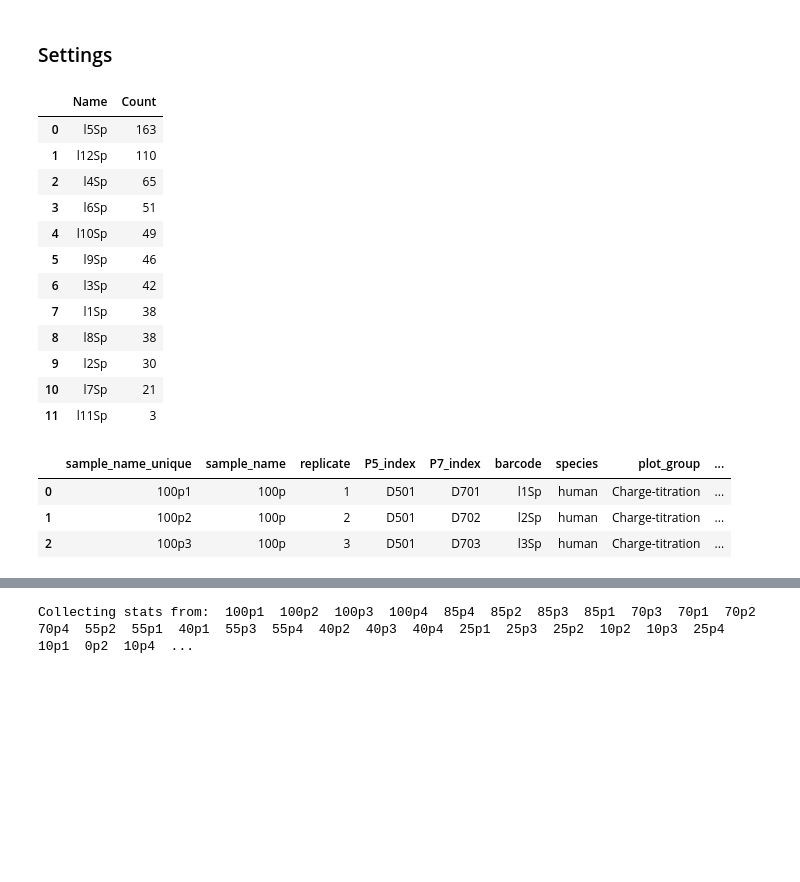
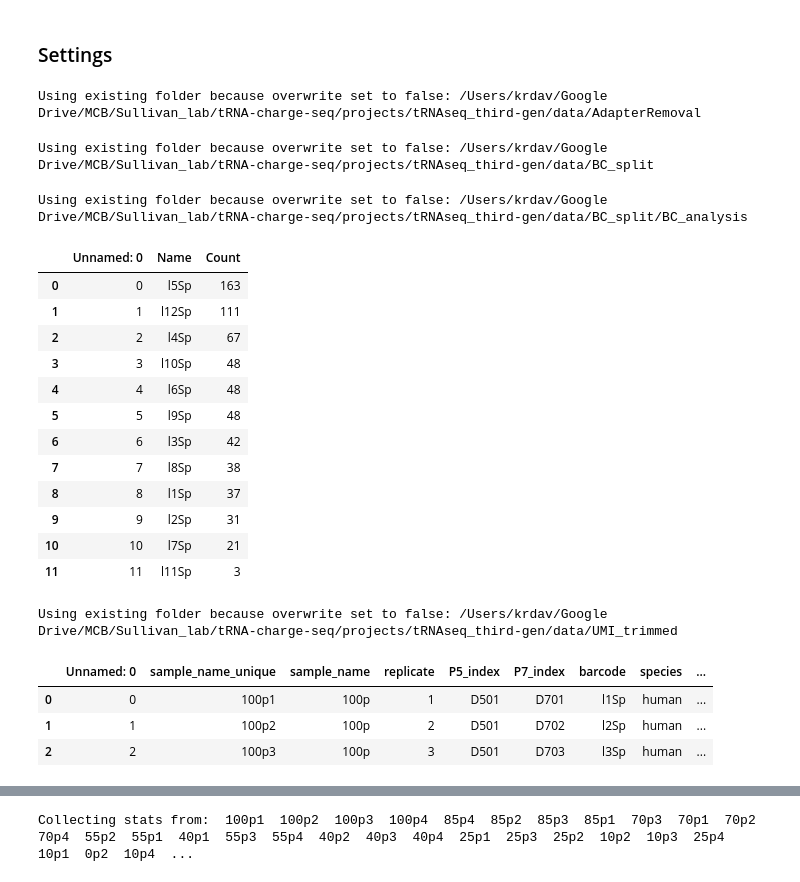
Before and after one commit to krdav/tRNA-charge-seq, a Jupyter notebook: projects/tRNAseq_third-gen/process_data.ipynb, the cells around one changed output, grey strips where cells are left out. Cells and saved outputs as stored; diff of their text form; code cells hidden in the pictures; blank space fills up the shorter version.

```diff
--- a/projects/tRNAseq_third-gen/process_data.ipynb
+++ b/projects/tRNAseq_third-gen/process_data.ipynb
@@ -112,7 +111,7 @@ sample_dict = sample_df_to_dict(sample_df)
 inp_file_df = sample_df[['fastq_mate1_filename', 'fastq_mate2_filename', 'P5_index', 'P7_index', 'P5_index_seq', 'P7_index_seq']].copy().drop_duplicates().reset_index(drop=True)
 
 # Downsample:
-if True:
+if False:
     sample_df, inp_file_df, seq_dir = downsample_raw_input(sample_df, inp_file_df, NBdir, data_dir, seq_dir_noDS, downsample_absolute=1e4)
 
 # Make a dictionary with paths used for data processing:
@@ -129,15 +128,19 @@ dir_dict = dict(NBdir = NBdir,
 # %%
 # Run AdapterRemoval:
 AR_obj = AR_merge(dir_dict, inp_file_df, MIN_READ_LEN)
-AdapterRemoval_dir_abs = AR_obj.make_dir(overwrite=True)
+AdapterRemoval_dir_abs = AR_obj.make_dir(overwrite=False)
 # inp_file_df = AR_obj.run_serial()
-inp_file_df = AR_obj.run_parallel(n_jobs=4)
+inp_file_df = AR_obj.run_parallel(n_jobs=4, overwrite=False)
+# %% [output]
+Using existing folder because overwrite set to false: /Users/krdav/Google Drive/MCB/Sullivan_lab/tRNA-charge-seq/projects/tRNAseq_third-gen/data/AdapterRemoval
 # %%
 # Split files based on barcodes:
 BCsplit_obj = BC_split(dir_dict, sample_df, inp_file_df)
-BC_dir_abs = BCsplit_obj.make_dir(overwrite=True)
+BC_dir_abs = BCsplit_obj.make_dir(overwrite=False)
 # sample_df, inp_file_df = BCsplit_obj.run_serial()
-sample_df, inp_file_df = BCsplit_obj.run_parallel(n_jobs=4)
+sample_df, inp_file_df = BCsplit_obj.run_parallel(n_jobs=4, overwrite=False)
+# %% [output]
+Using existing folder because overwrite set to false: /Users/krdav/Google Drive/MCB/Sullivan_lab/tRNA-charge-seq/projects/tRNAseq_third-gen/data/BC_split
 # %%
 ### Perform Kmer analysis on unmapped reads ###
 if False: # barcode analysis is typically suficient
@@ -151,47 +154,49 @@ if False: # barcode analysis is typically suficient
 # %%
 ### Perform barcode analysis on unmapped reads ###
 # Recall that adapters look like this:
 # GGCTGCCATGC    GACTA
 # GGCTGCCATGCA   AGTGC
 # GGCTGCCATGCTG  TCACG
 # GGCTGCCATGCAAC CTGAT
 # With the barcode as the rightmost 5 nt.
 # Search these 5 nt. barcodes by specifying BC_size_3p=5
-bc_analysis_obj = BC_analysis(dir_dict, inp_file_df, index_df, BC_size_3p=5)
+bc_analysis_obj = BC_analysis(dir_dict, inp_file_df, index_df, BC_size_3p=5, overwrite=False)
 # Search for barcodes in the unmapped reads.
 # For the summary output, filter by a max distance
 # to any barcode of 1 (group_dist=1), then group by barcode name:
-bc_analysis_df = bc_analysis_obj.search_unmapped(group_dist=1)
+bc_analysis_df = bc_analysis_obj.search_unmapped(group_dist=1, overwrite=False)
 bc_analysis_df
 # %% [output]
+Using existing folder because overwrite set to false: /Users/krdav/Google Drive/MCB/Sullivan_lab/tRNA-charge-seq/projects/tRNAseq_third-gen/data/BC_split/BC_analysis
-|  | Name | Count |
-| 0 | l5Sp | 163 |
-| 1 | l12Sp | 110 |
-| 2 | l4Sp | 65 |
-| 3 | l6Sp | 51 |
-| 4 | l10Sp | 49 |
-| 5 | l9Sp | 46 |
-| 6 | l3Sp | 42 |
-| 7 | l1Sp | 38 |
-| 8 | l8Sp | 38 |
-| 9 | l2Sp | 30 |
-| 10 | l7Sp | 21 |
-| 11 | l11Sp | 3 |
+|  | Unnamed: 0 | Name | Count |
+| 0 | 0 | l5Sp | 163 |
+| 1 | 1 | l12Sp | 111 |
+| 2 | 2 | l4Sp | 67 |
+| 3 | 3 | l10Sp | 48 |
+| 4 | 4 | l6Sp | 48 |
+| 5 | 5 | l9Sp | 48 |
+| 6 | 6 | l3Sp | 42 |
+| 7 | 7 | l8Sp | 38 |
+| 8 | 8 | l1Sp | 37 |
+| 9 | 9 | l2Sp | 31 |
+| 10 | 10 | l7Sp | 21 |
+| 11 | 11 | l11Sp | 3 |
 # %%
 ### Generate UMI stats and write final trimmed tRNA sequences ###
 # Note, the cDNA input amount is so large that it is very unlikely to sequence
 # the same PCR amplified DNA twice. Therefore, this processing step does not
 # attempt to merge possible UMI duplicates.
 UMItrim_obj = UMI_trim(dir_dict, sample_df)
-UMI_dir_abs = UMItrim_obj.make_dir(overwrite=True)
+UMI_dir_abs = UMItrim_obj.make_dir(overwrite=False)
 # sample_df = UMItrim_obj.run_serial()
-sample_df = UMItrim_obj.run_parallel(n_jobs=4)
+sample_df = UMItrim_obj.run_parallel(n_jobs=4, overwrite=False)
 sample_df.head(3)
 # %% [output]
+Using existing folder because overwrite set to false: /Users/krdav/Google Drive/MCB/Sullivan_lab/tRNA-charge-seq/projects/tRNAseq_third-gen/data/UMI_trimmed
-|  | sample_name_unique | sample_name | replicate | P5_index | P7_index | barcode | species | plot_group | ... |
-| 0 | 100p1 | 100p | 1 | D501 | D701 | l1Sp | human | Charge-titration | ... |
-| 1 | 100p2 | 100p | 2 | D501 | D702 | l2Sp | human | Charge-titration | ... |
-| 2 | 100p3 | 100p | 3 | D501 | D703 | l3Sp | human | Charge-titration | ... |
+|  | Unnamed: 0 | sample_name_unique | sample_name | replicate | P5_index | P7_index | barcode | species | ... |
+| 0 | 0 | 100p1 | 100p | 1 | D501 | D701 | l1Sp | human | ... |
+| 1 | 1 | 100p2 | 100p | 2 | D501 | D702 | l2Sp | human | ... |
+| 2 | 2 | 100p3 | 100p | 3 | D501 | D703 | l3Sp | human | ... |
 # %%
 ### Align reads to database of reference tRNAs ###
 align_obj = SWIPE_align(dir_dict, tRNA_database, sample_df, SWIPE_score_mat, gap_penalty=6, extension_penalty=1, min_score_align=20)
```
Also changed, not shown: parts of 3 cells of this notebook, 3 other files.
